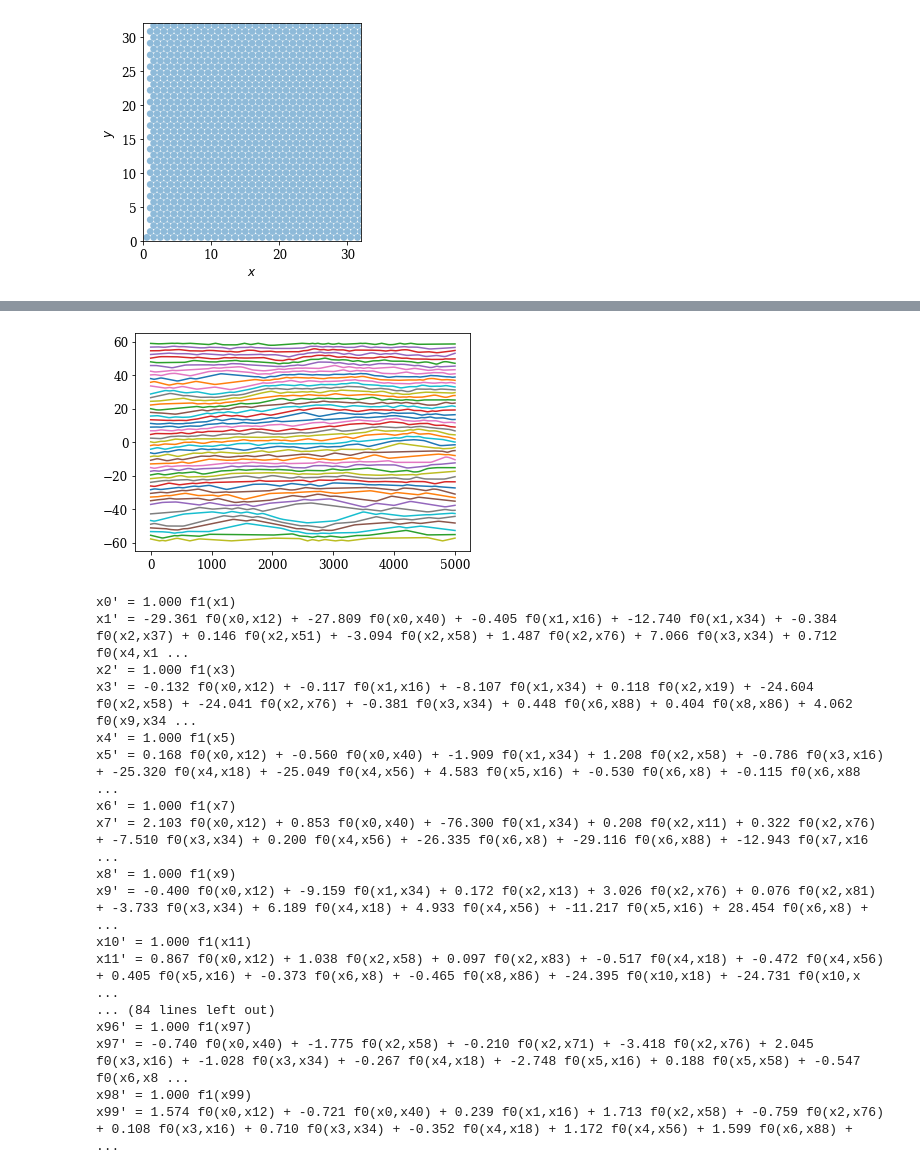
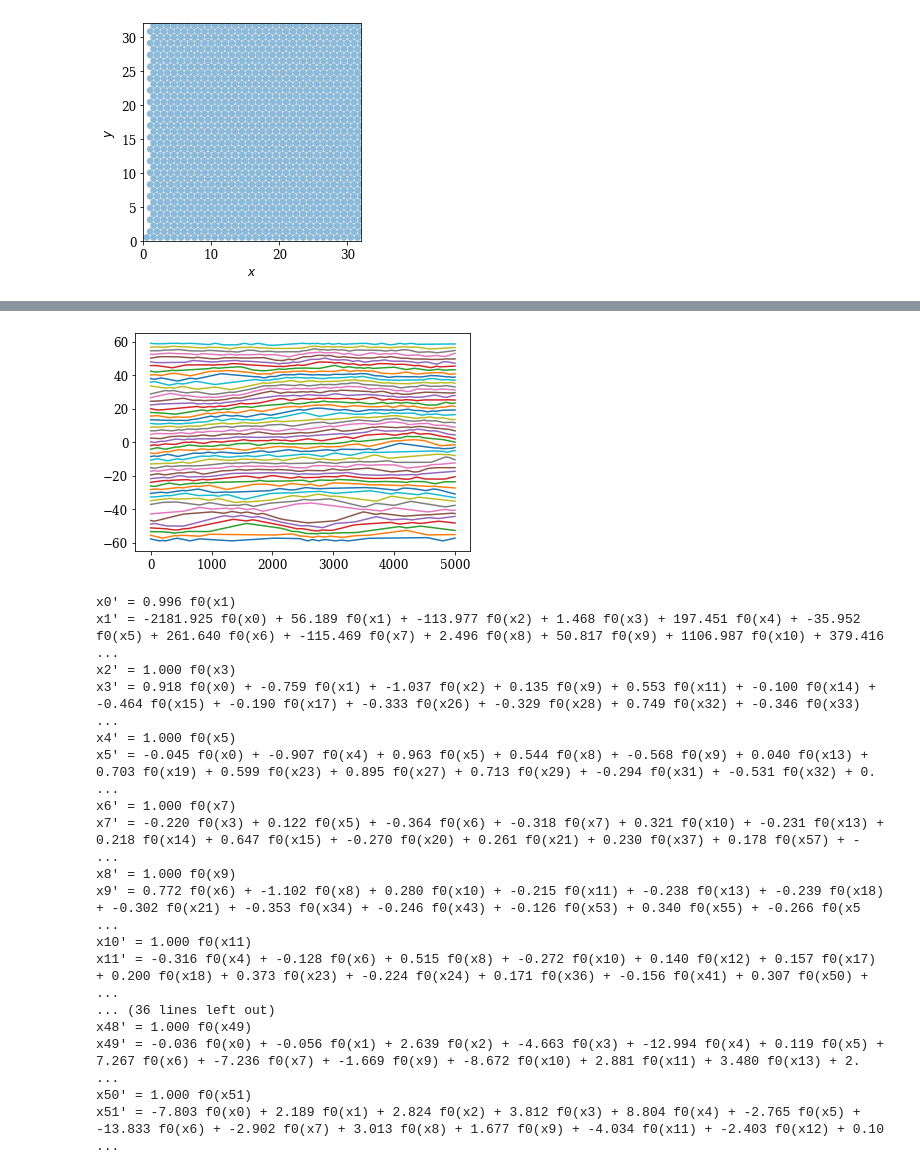
Before and after one commit to znicolaou/manybody, a Jupyter notebook: plot.ipynb, the cells around one changed output, grey strips where cells are left out. Drawn from its saved outputs; the diff is of its cells as text; code cells hidden in the pictures.

```diff
--- a/plot.ipynb
+++ b/plot.ipynb
@@ -183,41 +234,51 @@ plt.show()
 # %%
-import pysindy as ps
-
 test=np.fromfile("data/test.dat")
 test2=test.reshape((50,5001,2))
 R=1
 dt=0.01
-X=np.transpose([test2[:,:,0],test2[:,:,1]],axes=(1,0,2)).reshape(len(test2)*2,test2.shape[1]).T
+order=np.argsort(test2[:,0,0])
+X=np.transpose([test2[order,:,0],test2[order,:,1]],axes=(1,0,2)).reshape(len(test2)*2,test2.shape[1]).T
 plt.plot(X[:,::2])
 plt.show()
 def iden (x):
     return x
 def pairwise (x,y):
     d=y-x
-    return [ np.sign(d[i])*(1-np.linalg.norm(d[i])/(2*R))**1.5 if np.linalg.norm(d[i])<2*R else 0 for i in range(len(d)) ]
+    return [ (1-np.linalg.norm(d[i])/(2*R))**1.5 if np.linalg.norm(d[i])<2*R else 0 for i in range(len(d)) ]
+def boundary1 (x):
+    y=60-R/2
+    d=y-x
+    return [ (1-np.linalg.norm(d[i])/(R))**1.5 if np.linalg.norm(d[i])<R else 0 for i in range(len(d)) ]
+def boundary2 (x):
+    y=-(60-R/2)
+    d=y-x
+    return [ (1-np.linalg.norm(d[i])/(R))**1.5 if np.linalg.norm(d[i])<R else 0 for i in range(len(d)) ]
 
-library_functions = [pairwise,iden]
+library_functions = [iden,pairwise,boundary1,boundary2]
 custom_library = ps.CustomLibrary(library_functions=library_functions)
 model = ps.SINDy(feature_library=custom_library)
+start=timeit.default_timer()
 model.fit(X, t=np.arange(0,len(X))*dt)
+stop=timeit.default_timer()
 model.print()
+print(stop-start)
 # %% [output]
-[figure, old version]
+[figure, new version]
-x0' = 1.000 f1(x1)
-x1' = -29.361 f0(x0,x12) + -27.809 f0(x0,x40) + -0.405 f0(x1,x16) + -12.740 f0(x1,x34) + -0.384 f0(x2,x37) + 0.146 f0(x2,x51) + -3.094 f0(x2,x58) + 1.487 f0(x2,x76) + 7.066 f0(x3,x34) + 0.712 f0(x4,x1 ...
-x2' = 1.000 f1(x3)
-x3' = -0.132 f0(x0,x12) + -0.117 f0(x1,x16) + -8.107 f0(x1,x34) + 0.118 f0(x2,x19) + -24.604 f0(x2,x58) + -24.041 f0(x2,x76) + -0.381 f0(x3,x34) + 0.448 f0(x6,x88) + 0.404 f0(x8,x86) + 4.062 f0(x9,x34 ...
-x4' = 1.000 f1(x5)
-x5' = 0.168 f0(x0,x12) + -0.560 f0(x0,x40) + -1.909 f0(x1,x34) + 1.208 f0(x2,x58) + -0.786 f0(x3,x16) + -25.320 f0(x4,x18) + -25.049 f0(x4,x56) + 4.583 f0(x5,x16) + -0.530 f0(x6,x8) + -0.115 f0(x6,x88 ...
-x6' = 1.000 f1(x7)
-x7' = 2.103 f0(x0,x12) + 0.853 f0(x0,x40) + -76.300 f0(x1,x34) + 0.208 f0(x2,x11) + 0.322 f0(x2,x76) + -7.510 f0(x3,x34) + 0.200 f0(x4,x56) + -26.335 f0(x6,x8) + -29.116 f0(x6,x88) + -12.943 f0(x7,x16 ...
-x8' = 1.000 f1(x9)
-x9' = -0.400 f0(x0,x12) + -9.159 f0(x1,x34) + 0.172 f0(x2,x13) + 3.026 f0(x2,x76) + 0.076 f0(x2,x81) + -3.733 f0(x3,x34) + 6.189 f0(x4,x18) + 4.933 f0(x4,x56) + -11.217 f0(x5,x16) + 28.454 f0(x6,x8) + ...
-x10' = 1.000 f1(x11)
-x11' = 0.867 f0(x0,x12) + 1.038 f0(x2,x58) + 0.097 f0(x2,x83) + -0.517 f0(x4,x18) + -0.472 f0(x4,x56) + 0.405 f0(x5,x16) + -0.373 f0(x6,x8) + -0.465 f0(x8,x86) + -24.395 f0(x10,x18) + -24.731 f0(x10,x ...
-... (84 lines left out)
-x96' = 1.000 f1(x97)
-x97' = -0.740 f0(x0,x40) + -1.775 f0(x2,x58) + -0.210 f0(x2,x71) + -3.418 f0(x2,x76) + 2.045 f0(x3,x16) + -1.028 f0(x3,x34) + -0.267 f0(x4,x18) + -2.748 f0(x5,x16) + 0.188 f0(x5,x58) + -0.547 f0(x6,x8 ...
-x98' = 1.000 f1(x99)
-x99' = 1.574 f0(x0,x12) + -0.721 f0(x0,x40) + 0.239 f0(x1,x16) + 1.713 f0(x2,x58) + -0.759 f0(x2,x76) + 0.108 f0(x3,x16) + 0.710 f0(x3,x34) + -0.352 f0(x4,x18) + 1.172 f0(x4,x56) + 1.599 f0(x6,x88) +  ...
+x0' = 0.996 f0(x1)
+x1' = -2181.925 f0(x0) + 56.189 f0(x1) + -113.977 f0(x2) + 1.468 f0(x3) + 197.451 f0(x4) + -35.952 f0(x5) + 261.640 f0(x6) + -115.469 f0(x7) + 2.496 f0(x8) + 50.817 f0(x9) + 1106.987 f0(x10) + 379.416 ...
+x2' = 1.000 f0(x3)
+x3' = 0.918 f0(x0) + -0.759 f0(x1) + -1.037 f0(x2) + 0.135 f0(x9) + 0.553 f0(x11) + -0.100 f0(x14) + -0.464 f0(x15) + -0.190 f0(x17) + -0.333 f0(x26) + -0.329 f0(x28) + 0.749 f0(x32) + -0.346 f0(x33)  ...
+x4' = 1.000 f0(x5)
+x5' = -0.045 f0(x0) + -0.907 f0(x4) + 0.963 f0(x5) + 0.544 f0(x8) + -0.568 f0(x9) + 0.040 f0(x13) + 0.703 f0(x19) + 0.599 f0(x23) + 0.895 f0(x27) + 0.713 f0(x29) + -0.294 f0(x31) + -0.531 f0(x32) + 0. ...
+x6' = 1.000 f0(x7)
+x7' = -0.220 f0(x3) + 0.122 f0(x5) + -0.364 f0(x6) + -0.318 f0(x7) + 0.321 f0(x10) + -0.231 f0(x13) + 0.218 f0(x14) + 0.647 f0(x15) + -0.270 f0(x20) + 0.261 f0(x21) + 0.230 f0(x37) + 0.178 f0(x57) + - ...
+x8' = 1.000 f0(x9)
+x9' = 0.772 f0(x6) + -1.102 f0(x8) + 0.280 f0(x10) + -0.215 f0(x11) + -0.238 f0(x13) + -0.239 f0(x18) + -0.302 f0(x21) + -0.353 f0(x34) + -0.246 f0(x43) + -0.126 f0(x53) + 0.340 f0(x55) + -0.266 f0(x5 ...
+x10' = 1.000 f0(x11)
+x11' = -0.316 f0(x4) + -0.128 f0(x6) + 0.515 f0(x8) + -0.272 f0(x10) + 0.140 f0(x12) + 0.157 f0(x17) + 0.200 f0(x18) + 0.373 f0(x23) + -0.224 f0(x24) + 0.171 f0(x36) + -0.156 f0(x41) + 0.307 f0(x50) + ...
+... (36 lines left out)
+x48' = 1.000 f0(x49)
+x49' = -0.036 f0(x0) + -0.056 f0(x1) + 2.639 f0(x2) + -4.663 f0(x3) + -12.994 f0(x4) + 0.119 f0(x5) + 7.267 f0(x6) + -7.236 f0(x7) + -1.669 f0(x9) + -8.672 f0(x10) + 2.881 f0(x11) + 3.480 f0(x13) + 2. ...
+x50' = 1.000 f0(x51)
+x51' = -7.803 f0(x0) + 2.189 f0(x1) + 2.824 f0(x2) + 3.812 f0(x3) + 8.804 f0(x4) + -2.765 f0(x5) + -13.833 f0(x6) + -2.902 f0(x7) + 3.013 f0(x8) + 1.677 f0(x9) + -4.034 f0(x11) + -2.403 f0(x12) + 0.10 ...
 # %%
```
Also changed, not shown: parts of 7 cells of this notebook, 2 other files.
